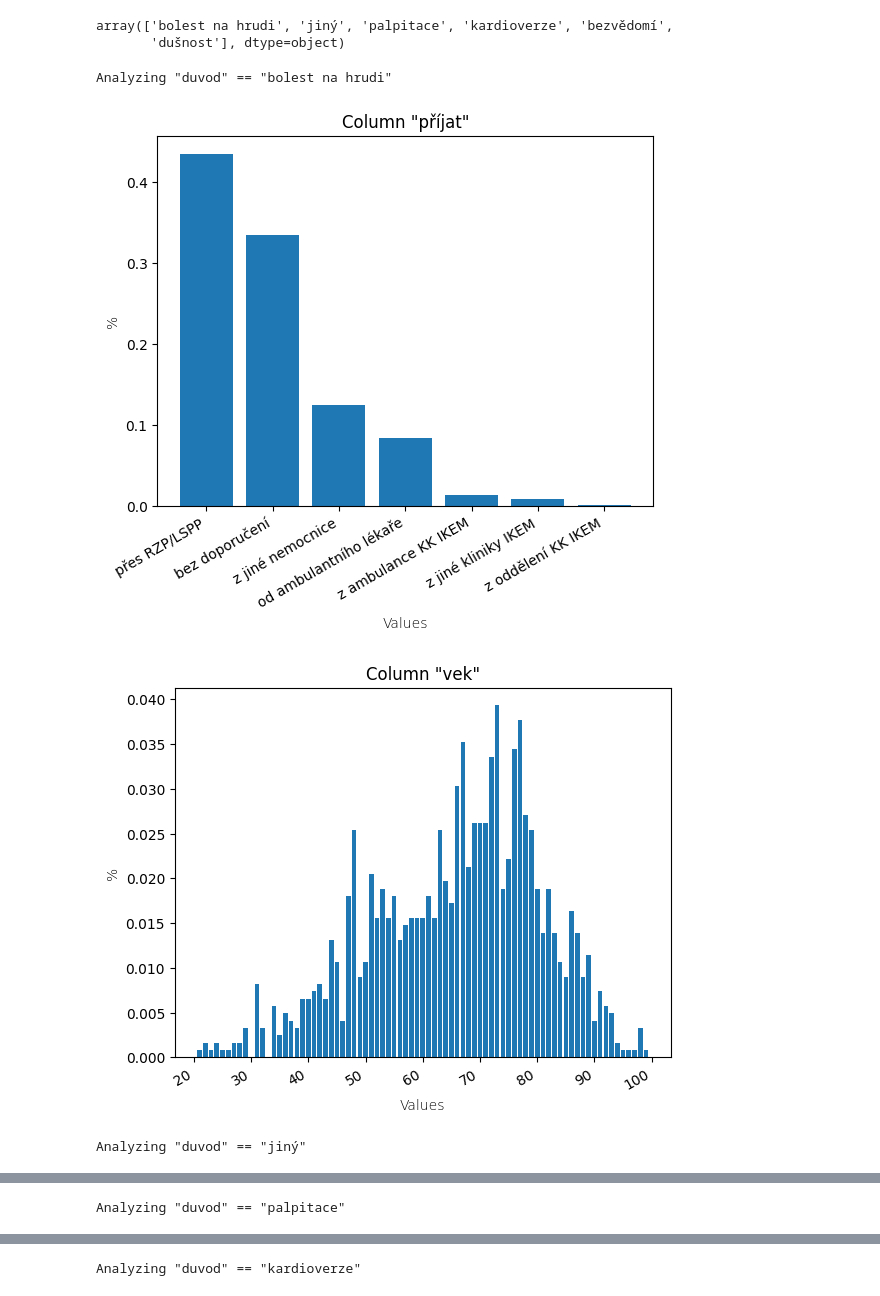
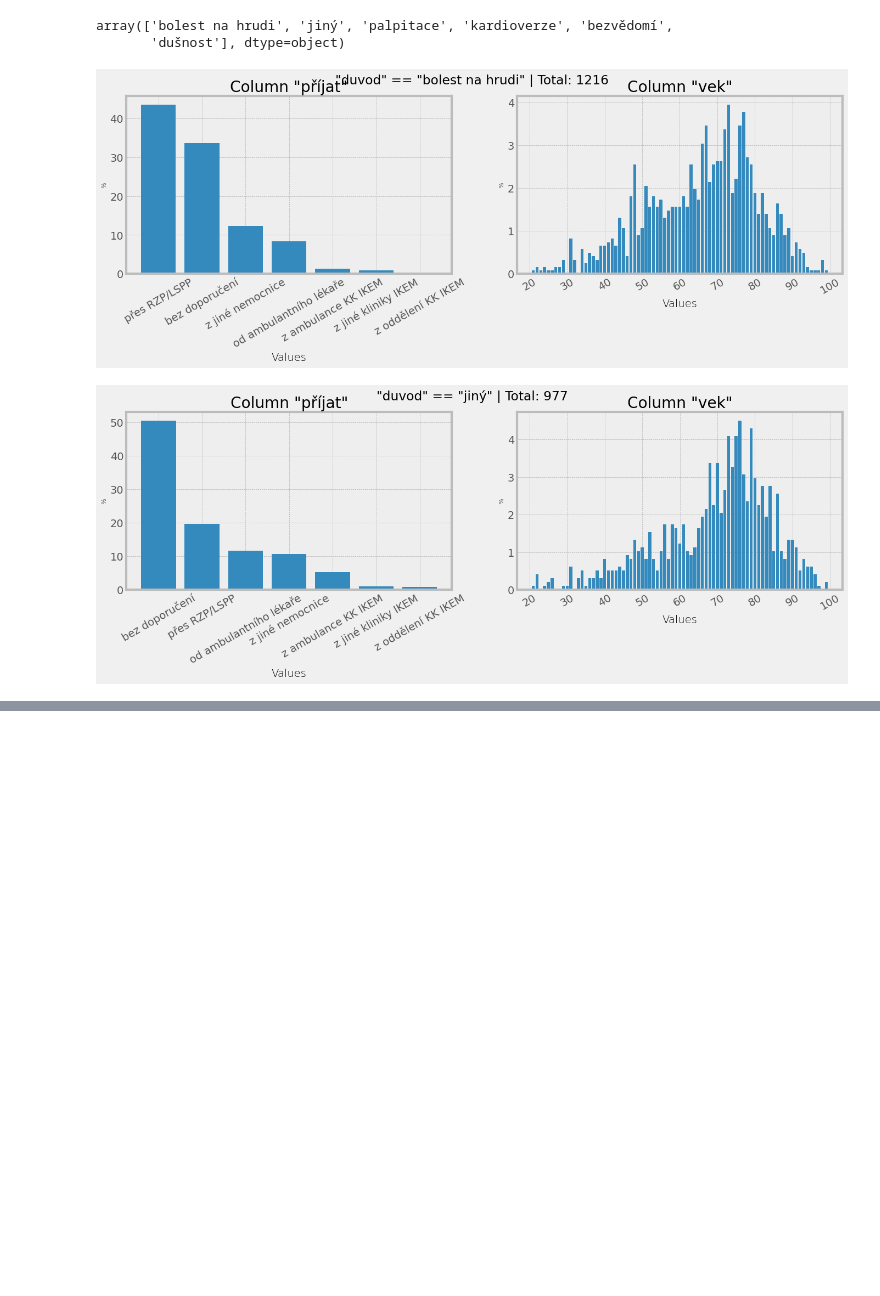
Before and after one commit to marnagy/DatasetAnalysis, a Jupyter notebook: duvod_analysis.ipynb, the cells around one changed output, grey strips where cells are left out. Drawn from its saved outputs; the diff is of its cells as text; code cells hidden in the pictures; blank space fills up the shorter version.

```diff
--- a/duvod_analysis.ipynb
+++ b/duvod_analysis.ipynb
@@ -3,7 +3,8 @@ import pandas as pd
 import numpy as np
 import matplotlib.pyplot as plt
 
-file_csv = 'ap2020_anonymized.csv'
+file_csv = 'ap2020_anonymized_cleaned.csv'
+plt.style.use('bmh')
 # %%
 df = pd.read_csv(file_csv)
 
@@ -15,32 +16,36 @@ array(['bolest na hrudi', 'jiný', 'palpitace', 'kardioverze', 'bezvědomí',
 # %%
 cat_cols = ['příjat', 'vek']
 
-for val in duvod_values:
-    print(f'Analyzing "duvod" == "{val}"')
+#fig, axes = plt.subplots(len(duvod_values), len(cat_cols))
+
+for row_id, val in enumerate(duvod_values):
+    fig, axes = plt.subplots(1, len(cat_cols))
     temp_df = df[df['důvod'] == val]
+    fig.suptitle(f'"duvod" == "{val}" | Total: {len(temp_df)}')
 
-    for col in cat_cols:
+    for col_idx, col in enumerate(cat_cols):
         values, counts = list(), list()
         value_counts = temp_df[col].value_counts()
         for row_idx in value_counts.keys():
             values.append( row_idx )
             counts.append( value_counts[row_idx] )
 
         # normalize to get percentage
         summed = sum(counts)
-        counts = [ count/summed for count in counts ]
+        counts = [ 100 * count / summed for count in counts ]
 
-        plt.title(f'Column "{col}"')
-        plt.ylabel('%', fontweight='light')
-        plt.xlabel('Values', fontweight='light')
-        plt.xticks(
+        ax = axes[col_idx]
+        ax.set_title(f'Column "{col}"')
+        ax.set_ylabel('%', fontweight='light', fontsize='xx-small')
+        ax.set_xlabel('Values', fontweight='light')
+        ax.bar(values, counts)
+        ax.tick_params(
+            axis='x',
             rotation=30,
-            horizontalalignment='right'
+            #horizontalalignment='right'
         )
-        plt.bar(values, counts)
-        plt.show()
+
+        fig.set_size_inches(15, 4)
 # %% [output]
-Analyzing "duvod" == "bolest na hrudi"
-[figure, old version]
+[figure, new version]
-[figure, old version]
+[figure, new version]
-Analyzing "duvod" == "jiný"
@@ -49 +53,0 @@ Analyzing "duvod" == "jiný"
-Analyzing "duvod" == "palpitace"
@@ -52 +55,0 @@ Analyzing "duvod" == "palpitace"
-Analyzing "duvod" == "kardioverze"
```
Also changed, not shown: parts of 1 cell of this notebook.
